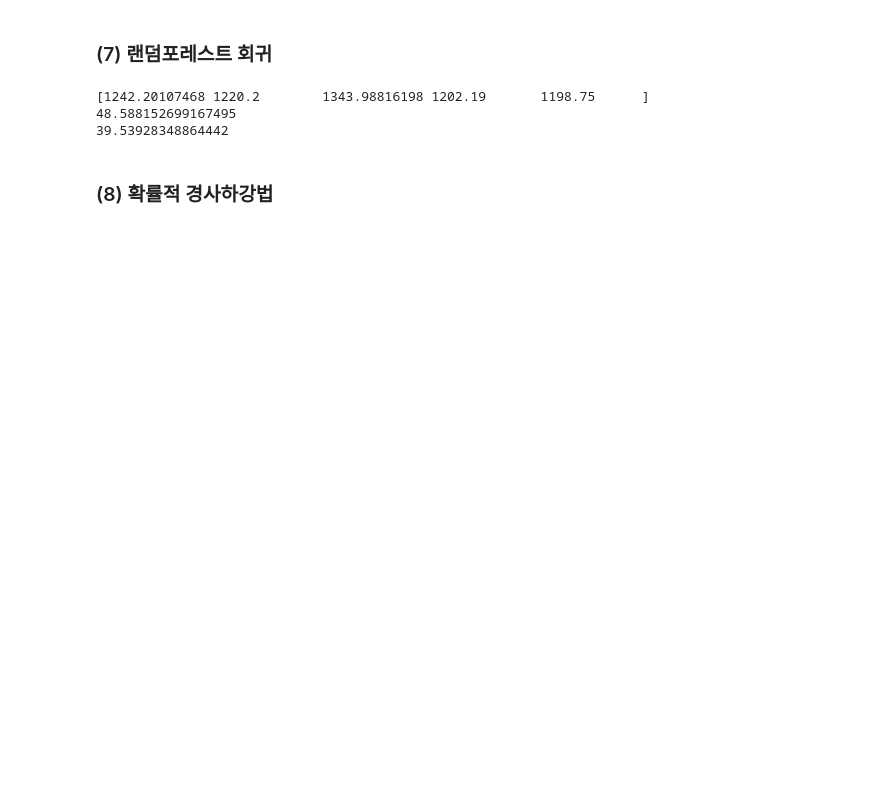
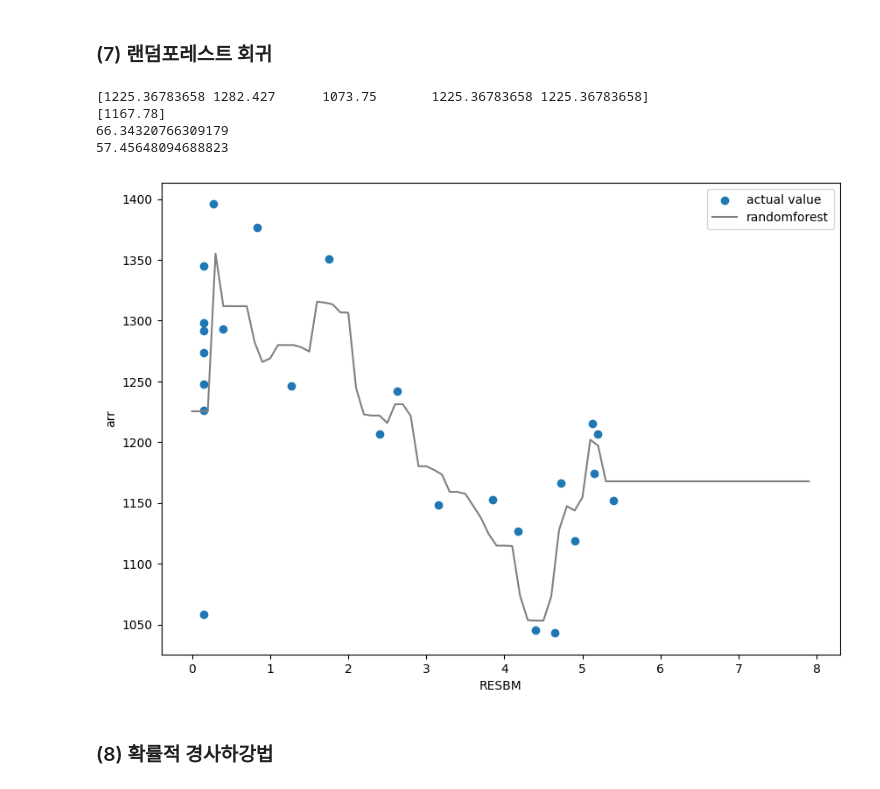
Before and after one commit to moonIsMyFriend/data_programming, a Jupyter notebook: research04.ipynb, the cells around one changed output. Drawn from its saved outputs; the diff is of its cells as text; code cells hidden in the pictures; blank space fills up the shorter version.

```diff
--- a/research04.ipynb
+++ b/research04.ipynb
@@ -371,22 +420,40 @@ print(rmse)
 # %%
 from sklearn.ensemble import RandomForestRegressor
 forest_reg = RandomForestRegressor()
 forest_reg.fit(X_train, y_train)
 # forest_reg.fit(df[x_cols],df[y_col])
 y_pred = forest_reg.predict(X_test)
 print(y_pred)
+print(forest_reg.predict([[5.5]]))
+
 mse = mean_squared_error(y_test, y_pred)
 rmse = np.sqrt(mse)
 print(rmse)
 
 from sklearn.model_selection import cross_val_score
 cvs = cross_val_score(forest_reg, y_test, y_pred, scoring="neg_mean_squared_error", cv=5)
 rcvs = np.sqrt(-cvs)
 print(rcvs.std())
+
+# 학습 데이터 생성
+X_new = np.arange(0, 8, 0.1)[:, np.newaxis]
+
+# 단순 선형 학습
+y_predict = forest_reg.predict(X_new)
+
+fig = plt.figure(figsize=(10,7))
+plt.scatter(X,Y, label='actual value')
+plt.plot(X_new, y_predict, color = 'gray', label='randomforest')
+plt.xlabel('RESBM')
+plt.ylabel('arr')
+plt.legend(loc ='upper right')
+plt.show()
 # %% [output]
-[1242.20107468 1220.2        1343.98816198 1202.19       1198.75      ]
-48.588152699167495
-39.53928348864442
+[1225.36783658 1282.427      1073.75       1225.36783658 1225.36783658]
+[1167.78]
+66.34320766309179
+57.45648094688823
+[figure, added]
 # %% [markdown]
 ### (8) 확률적 경사하강법
 # %%
```
Also changed, not shown: parts of 11 cells of this notebook.
